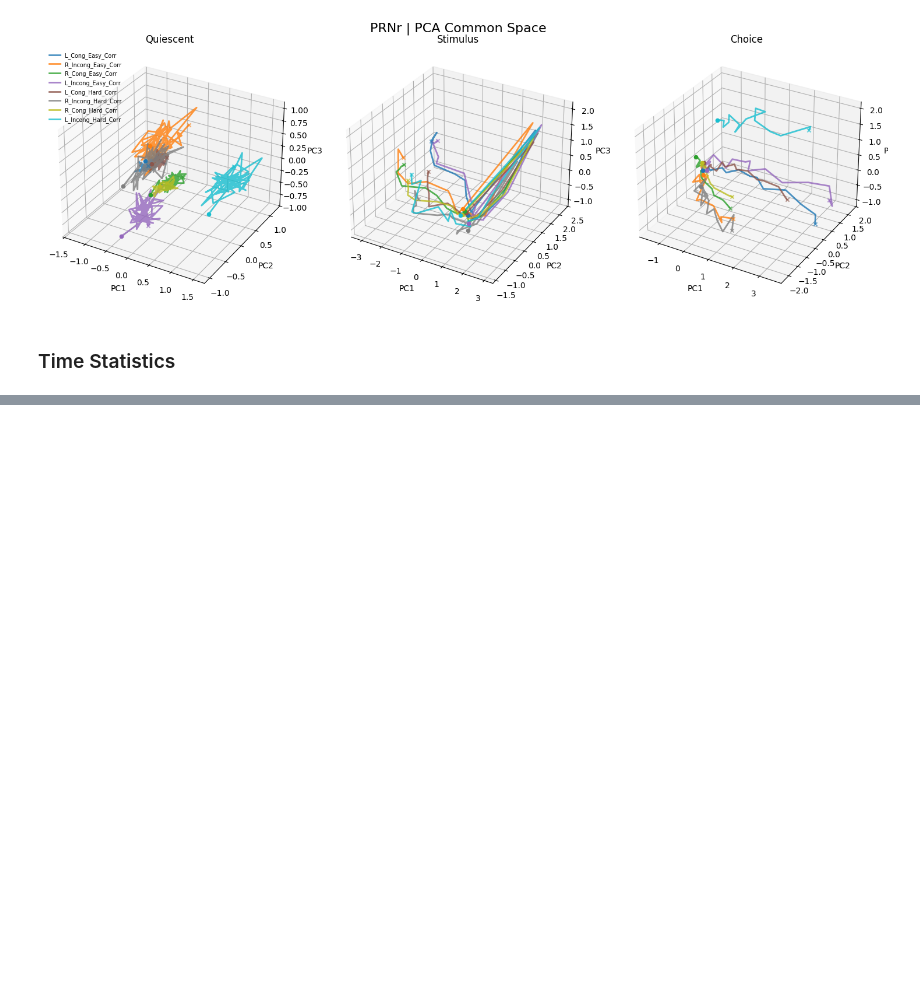
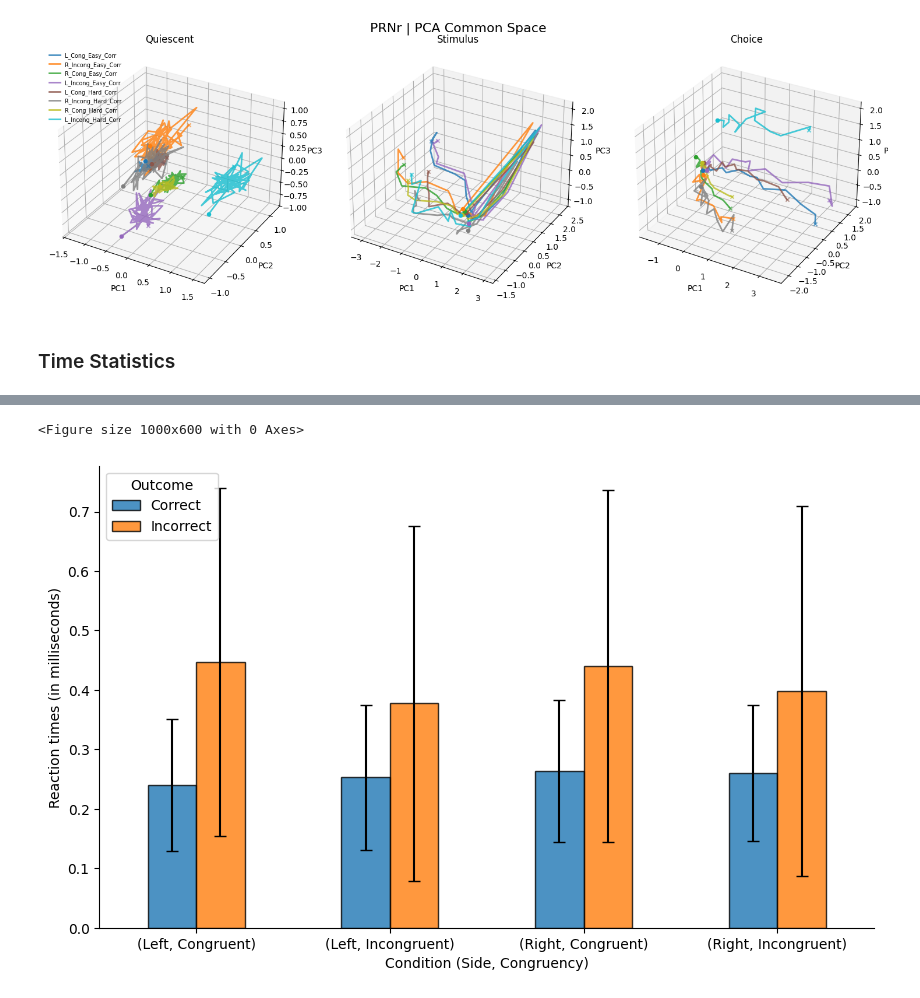
Before and after one commit to debottamKundu/ibl-partial-info-decomp, a Jupyter notebook: notebooks/simple_manifold_sanity.ipynb, the cells around one changed output, grey strips where cells are left out. Cells and saved outputs as stored; diff of their text form; code cells hidden in the pictures; blank space fills up the shorter version.

```diff
--- a/notebooks/simple_manifold_sanity.ipynb
+++ b/notebooks/simple_manifold_sanity.ipynb
@@ -214,2 +158,2 @@ def compute_avg_reaction_times(trial_df):
 # %%
-tx = pd.read_csv("../data/external/sample_data.csv")
+df_grand = pd.read_csv("../data/generated/manifold/reaction_time_stats.csv")
@@ -269,0 +160,10 @@ array(['6713a4a7-faed-4df2-acab-ee4e63326f8d',
+# %%
+grand_average = (
+    df_grand.groupby(["side", "congruency", "outcome"])["avg_rt"]
+    .agg(
+        grand_mean="mean",
+        grand_std="std",
+        n_animals="count",  # Number of animals contributing to this condition
+    )
+    .reset_index()
+)
@@ -269,0 +182,27 @@ array(['6713a4a7-faed-4df2-acab-ee4e63326f8d',
+# %%
+means = grand_average.pivot(index=["side", "congruency"], columns="outcome", values="grand_mean")
+# Pivot for standard deviations (error bars)
+errors = grand_average.pivot(index=["side", "congruency"], columns="outcome", values="grand_std")
+
+# Sort columns to ensure consistent order (e.g., Correct, Incorrect)
+means = means[["Correct", "Incorrect"]]
+errors = errors[["Correct", "Incorrect"]]
+
+# Plotting
+plt.figure(figsize=(10, 6))
+ax = means.plot(
+    kind="bar", yerr=errors, capsize=4, rot=0, alpha=0.8, figsize=(10, 6), edgecolor="k"
+)
+
+
+plt.ylabel("Reaction times (in milliseconds)")
+plt.xlabel("Condition (Side, Congruency)")
+plt.legend(title="Outcome")
+sns.despine()
+# Adjust x-axis labels for better readability
+# The default multi-index label might be stacked, let's verify visual result.
+# Usually pandas handles it, but sometimes it's cleaner to flatten.
+# Let's keep pandas default first.
+# %% [output]
+<Figure size 1000x600 with 0 Axes>
+[figure, added]
```
Also changed, not shown: parts of 5 cells of this notebook, 4 other files.
